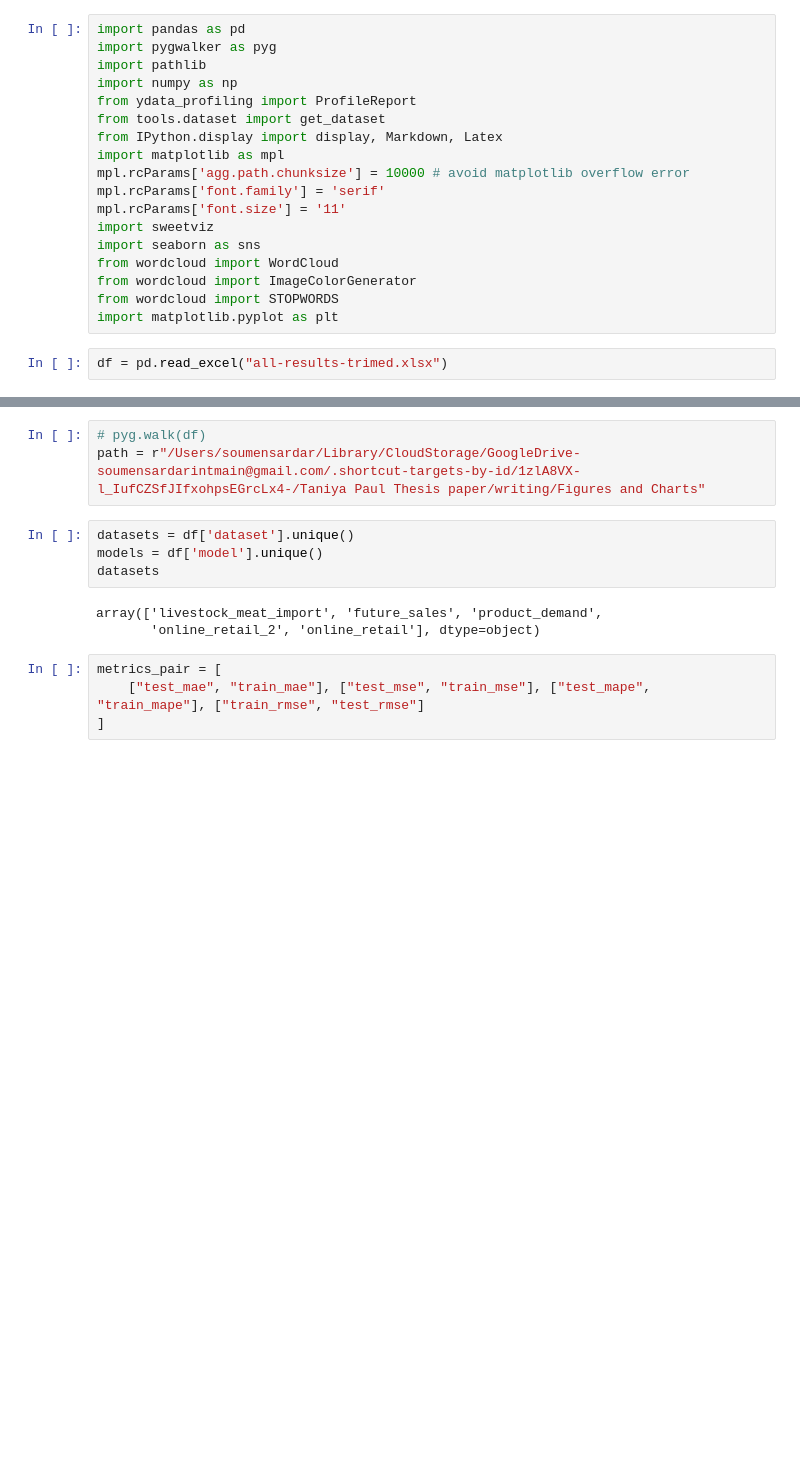
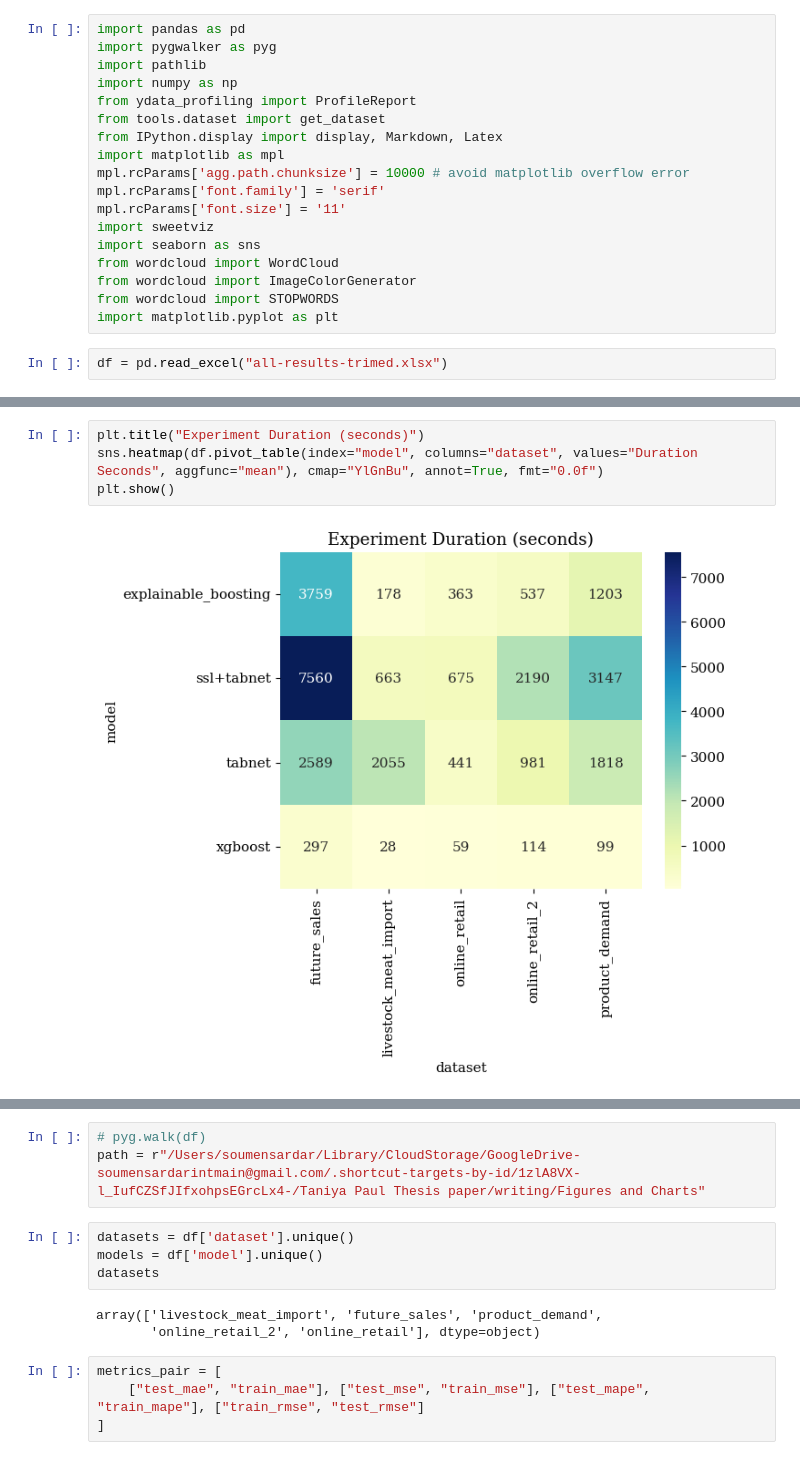
Before and after one commit to Redcof/supply-chain-4.0, a Jupyter notebook: result.ipynb, the cells around one changed output, grey strips where cells are left out. Saved outputs shown, nothing was run; the diff lists cells and outputs as text; blank space fills up the shorter version.

Commit message:
heatmap analysis

```diff
--- a/result.ipynb
+++ b/result.ipynb
@@ -29,0 +50,6 @@ df.head()
+# %%
+plt.title("Experiment Duration (seconds)")
+sns.heatmap(df.pivot_table(index="model", columns="dataset", values="Duration Seconds", aggfunc="mean"), cmap="YlGnBu", annot=True, fmt="0.0f")
+plt.show()
+# %% [output]
+[figure, added]
```
Also changed, not shown: parts of 3 cells of this notebook.
